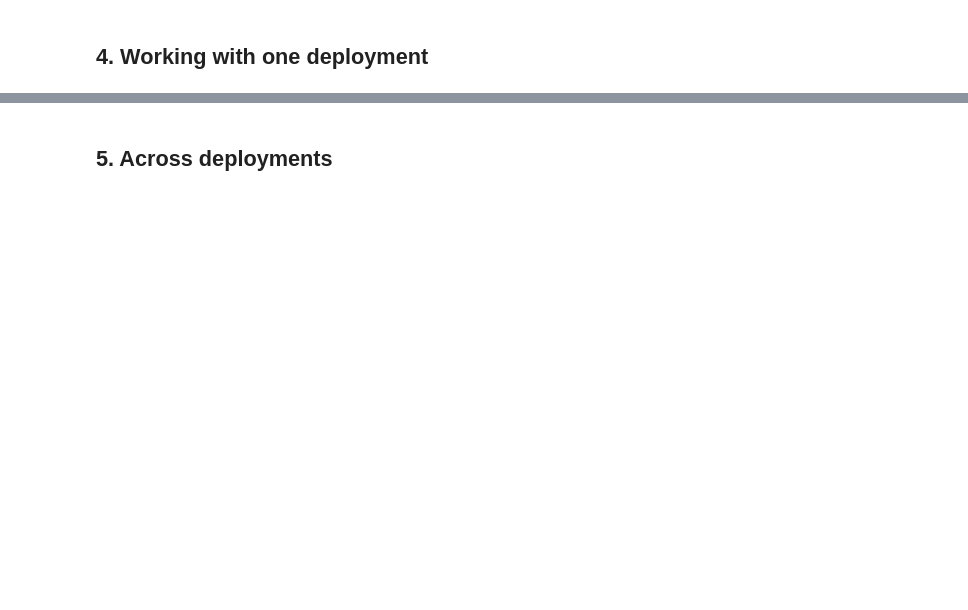
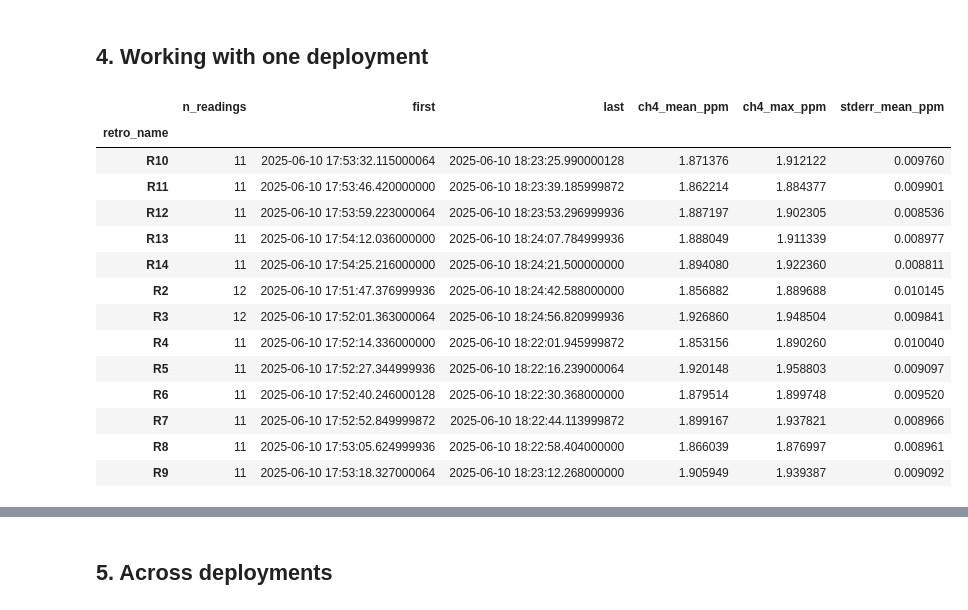
Before and after one commit to hamidkavari/hmepy, a Jupyter notebook: mirico/measurements.ipynb, the cells around one changed output, grey strips where cells are left out. Saved outputs shown, nothing was run; the diff lists cells and outputs as text; code cells hidden in the pictures; blank space fills up the shorter version.

Commit message:
updated loading data based for load data from limitedmiricoblob

```diff
--- a/mirico/measurements.ipynb
+++ b/mirico/measurements.ipynb
@@ -139,7 +195,7 @@ One entry per deployment / time window. The key is just a label you choose; use
 # %%
 DEPLOYMENTS = {
-    'ng5_2025-06-18': dict(machine='NG5', start='2025-06-18 14:36:00', end='2025-06-18 15:30:00'),
-    # 'ng6_example': dict(machine='NG6', start='2025-09-12 10:00:00', end='2025-09-12 12:00:00'),
+    'tadi_2025-06-10': dict(source='TADI', start='2025-06-10 17:50:00', end='2025-06-10 18:25:00'),
+    # 'tadi_2025-06-11': dict(source='TADI', start='2025-06-11 00:00:00', end='2025-06-11 00:45:00'),
 }
 
 EXTRA_LOADERS = ['hf_wind', 'lf_wind', 'settings', 'environment']
@@ -160,7 +216,7 @@ def _decode(value):
 @dataclass
 class Deployment:
     name: str
-    machine: str
+    source: str
     start: pd.Timestamp
     end: pd.Timestamp
     dataset: object   # raw xarray.Dataset from pyblobtools
@@ -240,8 +296,26 @@ class Deployment:
         })
 
     def __repr__(self):
-        return (f'<Deployment {self.name}: {self.machine} {self.start} -> {self.end}, '
+        return (f'<Deployment {self.name}: {self.source} {self.start} -> {self.end}, '
                 f'{len(self.report)} readings, retros={self.retros}>')
+
+
+def _load_from_blob(cfg):
+    '''Read the zarr files covering cfg's time window with the source's SAS token.'''
+    source = cfg['source']
+    src, token = SOURCES[source], sas_token(source)
+    if not token:
+        raise ValueError(f'no AZURE_STORAGE_SAS_TOKEN_{source.upper()} in {ENV_FILE}')
+    auth = pbt.SASTokenAuthentication(account_name=ACCOUNT, sas_token=token)
+    start, end = pd.Timestamp(cfg['start']).to_pydatetime(), pd.Timestamp(cfg['end']).to_pydatetime()
+    kwargs = dict(auth=auth, extra_loaders=cfg.get('extra_loaders', EXTRA_LOADERS))
+    if src.get('path'):
+        kwargs.update(override_path=f"{src['container']}/{src['path']}", search_index=False)
+        if not os.environ.get('AZURE_STORAGE_SAS_TOKEN_INDEX'):
+            # pyblobtools queries the index even when override_path is given, and fails without an
+            # index token. Skip that lookup: the path is already known.
+            sys.modules['pyblobtools.load_zarr']._get_paths_from_index = lambda *a, **k: None
+    return pbt.load_zarr(source, start, end, **kwargs)
 
 
 def load_deployment(name, refresh=False):
@@ -252,15 +326,14 @@ def load_deployment(name, refresh=False):
         with open(cache, 'rb') as fh:
             dataset = pickle.load(fh)
     else:
-        dataset = pbt.load_zarr(cfg['machine'], cfg['start'], cfg['end'],
-                                extra_loaders=cfg.get('extra_loaders', EXTRA_LOADERS)).load()
+        dataset = _load_from_blob(cfg).load()
         CACHE_DIR.mkdir(parents=True, exist_ok=True)
         with open(cache, 'wb') as fh:
             pickle.dump(dataset, fh)
     data = load_from_xarray(dataset, post_calculate_diffusion_params=True)
     data.report['retro_name'] = data.report['retro_name'].apply(_decode)
     data.report['timestamp'] = pd.to_datetime(data.report['timestamp'])
-    return Deployment(name, cfg['machine'], pd.Timestamp(cfg['start']), pd.Timestamp(cfg['end']),
+    return Deployment(name, cfg['source'], pd.Timestamp(cfg['start']), pd.Timestamp(cfg['end']),
                       dataset, data)
 # %% [markdown]
 ## 3. Load
@@ -276,7 +351,23 @@ for name in DEPLOYMENTS:
 # %% [markdown]
 ## 4. Working with one deployment
 # %%
-d = deployments['ng5_2025-06-18']
+d = deployments['tadi_2025-06-10']
 d.summary()
+# %% [output]
+|  | n_readings | first | last | ch4_mean_ppm | ch4_max_ppm | stderr_mean_ppm |
+| retro_name |  |  |  |  |  |  |
+| R10 | 11 | 2025-06-10 17:53:32.115000064 | 2025-06-10 18:23:25.990000128 | 1.871376 | 1.912122 | 0.009760 |
+| R11 | 11 | 2025-06-10 17:53:46.420000000 | 2025-06-10 18:23:39.185999872 | 1.862214 | 1.884377 | 0.009901 |
+| R12 | 11 | 2025-06-10 17:53:59.223000064 | 2025-06-10 18:23:53.296999936 | 1.887197 | 1.902305 | 0.008536 |
+| R13 | 11 | 2025-06-10 17:54:12.036000000 | 2025-06-10 18:24:07.784999936 | 1.888049 | 1.911339 | 0.008977 |
+| R14 | 11 | 2025-06-10 17:54:25.216000000 | 2025-06-10 18:24:21.500000000 | 1.894080 | 1.922360 | 0.008811 |
+| R2 | 12 | 2025-06-10 17:51:47.376999936 | 2025-06-10 18:24:42.588000000 | 1.856882 | 1.889688 | 0.010145 |
+| R3 | 12 | 2025-06-10 17:52:01.363000064 | 2025-06-10 18:24:56.820999936 | 1.926860 | 1.948504 | 0.009841 |
+| R4 | 11 | 2025-06-10 17:52:14.336000000 | 2025-06-10 18:22:01.945999872 | 1.853156 | 1.890260 | 0.010040 |
+| R5 | 11 | 2025-06-10 17:52:27.344999936 | 2025-06-10 18:22:16.239000064 | 1.920148 | 1.958803 | 0.009097 |
+| R6 | 11 | 2025-06-10 17:52:40.246000128 | 2025-06-10 18:22:30.368000000 | 1.879514 | 1.899748 | 0.009520 |
+| R7 | 11 | 2025-06-10 17:52:52.849999872 | 2025-06-10 18:22:44.113999872 | 1.899167 | 1.937821 | 0.008966 |
+| R8 | 11 | 2025-06-10 17:53:05.624999936 | 2025-06-10 18:22:58.404000000 | 1.866039 | 1.876997 | 0.008961 |
+| R9 | 11 | 2025-06-10 17:53:18.327000064 | 2025-06-10 18:23:12.268000000 | 1.905949 | 1.939387 | 0.009092 |
 # %%
 d.sensors
```
Also changed, not shown: parts of 19 cells of this notebook, 4 other files.
